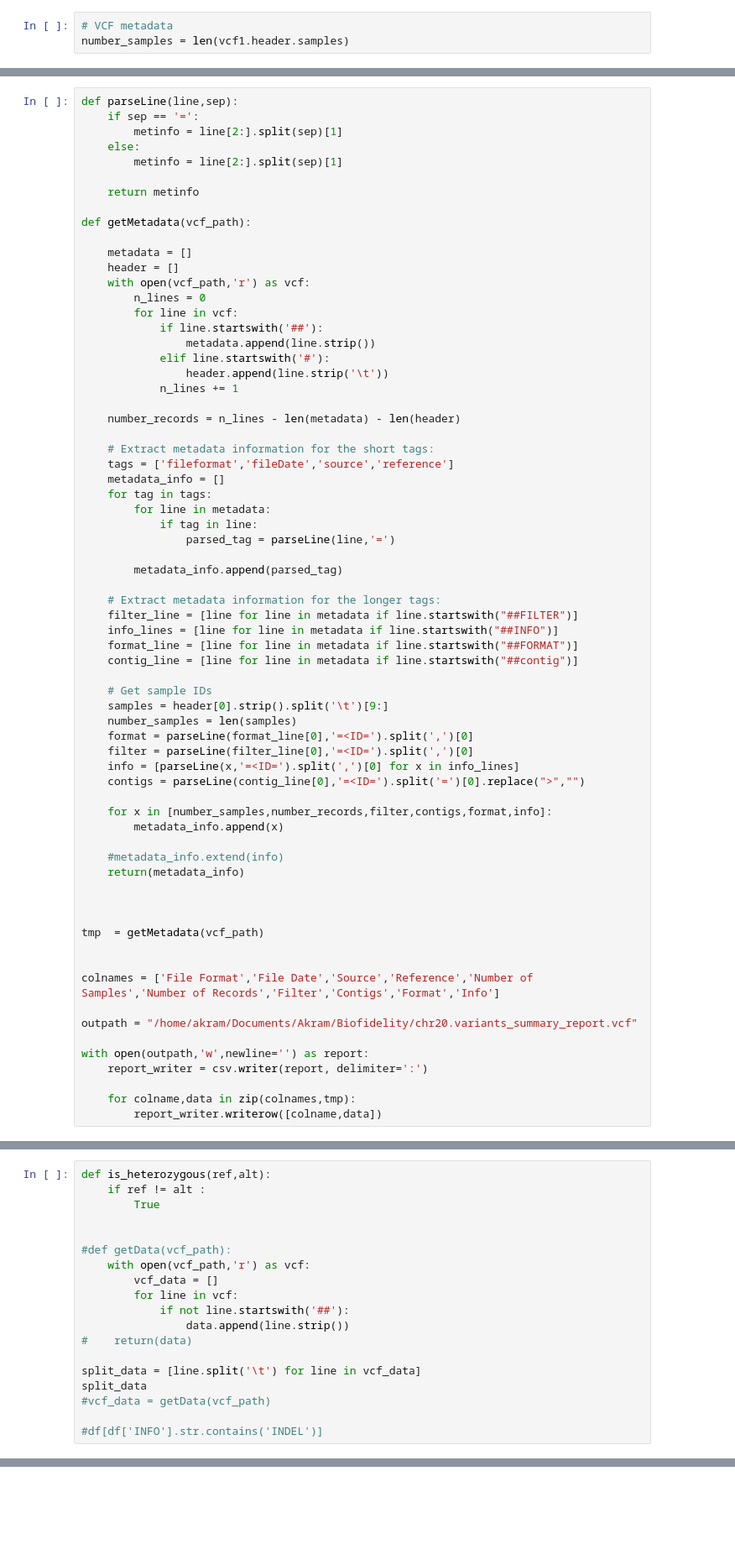
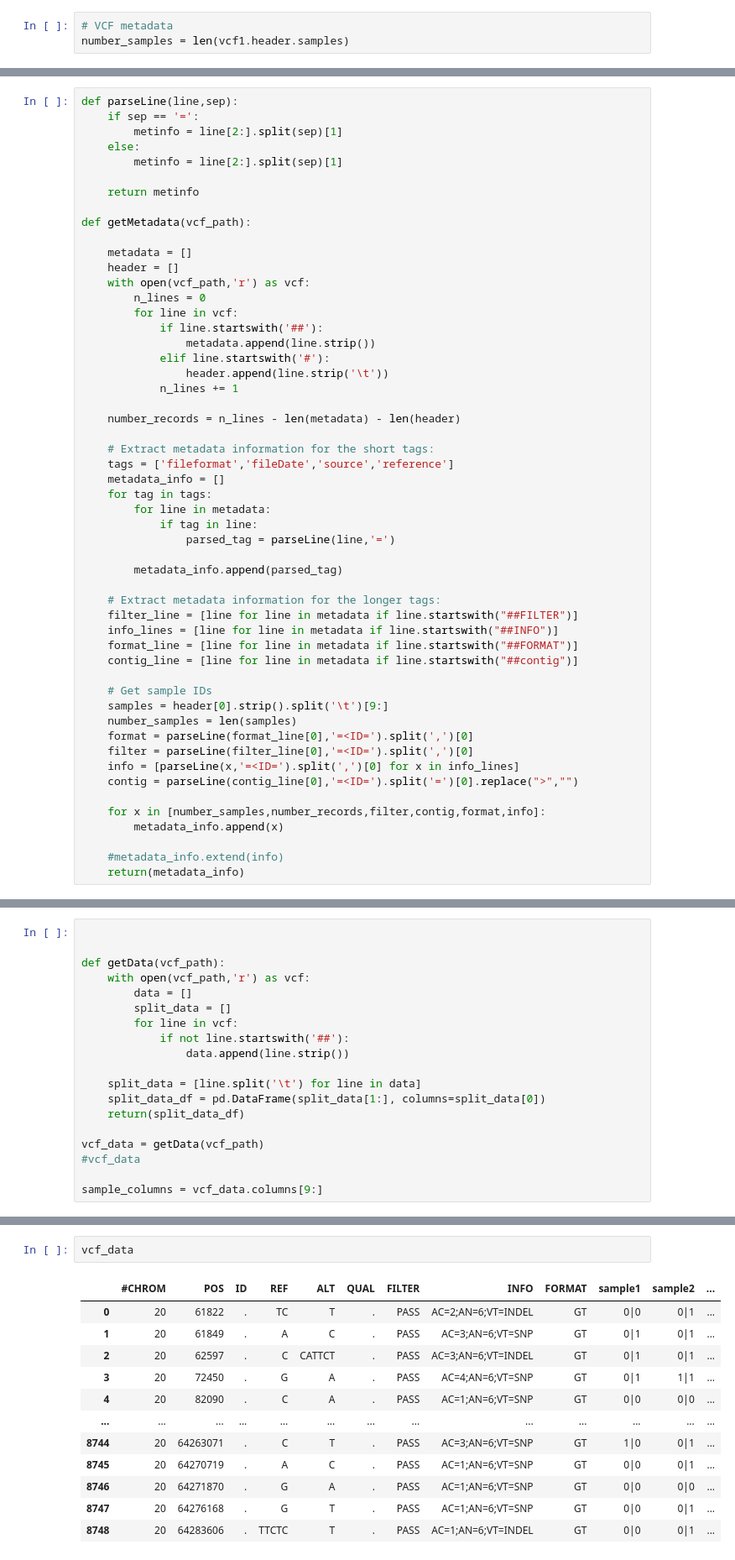
Before and after one commit to AkramMendez/custom_scripts, a Jupyter notebook: python/python_practice.ipynb, the cells around one changed output, grey strips where cells are left out. Shown at 84% size. Drawn from its saved outputs; the diff is of its cells as text; blank space fills up the shorter version.

Commit message:
Update report

```diff
--- a/python/python_practice.ipynb
+++ b/python/python_practice.ipynb
@@ -241,25 +241,10 @@ def getMetadata(vcf_path):
     format = parseLine(format_line[0],'=<ID=').split(',')[0]
     filter = parseLine(filter_line[0],'=<ID=').split(',')[0]
     info = [parseLine(x,'=<ID=').split(',')[0] for x in info_lines]
-    contigs = parseLine(contig_line[0],'=<ID=').split('=')[0].replace(">","")
+    contig = parseLine(contig_line[0],'=<ID=').split('=')[0].replace(">","")
 
-    for x in [number_samples,number_records,filter,contigs,format,info]:
+    for x in [number_samples,number_records,filter,contig,format,info]:
         metadata_info.append(x)
 
     #metadata_info.extend(info)
     return(metadata_info)
-
-
-
-tmp  = getMetadata(vcf_path)
-
-
-colnames = ['File Format','File Date','Source','Reference','Number of Samples','Number of Records','Filter','Contigs','Format','Info']
-
-outpath = "/home/akram/Documents/Akram/Biofidelity/chr20.variants_summary_report.vcf"
-
-with open(outpath,'w',newline='') as report:
-    report_writer = csv.writer(report, delimiter=':')
-
-    for colname,data in zip(colnames,tmp):
-        report_writer.writerow([colname,data])
@@ -268,22 +251,22 @@ with open(outpath,'w',newline='') as report:
 # %%
-def is_heterozygous(ref,alt):
-    if ref != alt :
-        True
 
 
-#def getData(vcf_path):
+def getData(vcf_path):
     with open(vcf_path,'r') as vcf:
-        vcf_data = []
+        data = []
+        split_data = []
         for line in vcf:
             if not line.startswith('##'):
                 data.append(line.strip())
-#    return(data)
 
-split_data = [line.split('\t') for line in vcf_data]
-split_data
-#vcf_data = getData(vcf_path)
+    split_data = [line.split('\t') for line in data]
+    split_data_df = pd.DataFrame(split_data[1:], columns=split_data[0])
+    return(split_data_df)
 
-#df[df['INFO'].str.contains('INDEL')]
+vcf_data = getData(vcf_path)
+#vcf_data
+
+sample_columns = vcf_data.columns[9:]
 # %%
 def cleanRow(row):
     return row.replace(r'[a-zA-Z]','')
@@ -342,0 +477,15 @@ True
+# %%
+vcf_data
+# %% [output]
+|  | #CHROM | POS | ID | REF | ALT | QUAL | FILTER | INFO | FORMAT | sample1 | sample2 | ... |
+| 0 | 20 | 61822 | . | TC | T | . | PASS | AC=2;AN=6;VT=INDEL | GT | 0|0 | 0|1 | ... |
+| 1 | 20 | 61849 | . | A | C | . | PASS | AC=3;AN=6;VT=SNP | GT | 0|1 | 0|1 | ... |
+| 2 | 20 | 62597 | . | C | CATTCT | . | PASS | AC=3;AN=6;VT=INDEL | GT | 0|1 | 0|1 | ... |
+| 3 | 20 | 72450 | . | G | A | . | PASS | AC=4;AN=6;VT=SNP | GT | 0|1 | 1|1 | ... |
+| 4 | 20 | 82090 | . | C | A | . | PASS | AC=1;AN=6;VT=SNP | GT | 0|0 | 0|0 | ... |
+| ... | ... | ... | ... | ... | ... | ... | ... | ... | ... | ... | ... | ... |
+| 8744 | 20 | 64263071 | . | C | T | . | PASS | AC=3;AN=6;VT=SNP | GT | 1|0 | 0|1 | ... |
+| 8745 | 20 | 64270719 | . | A | C | . | PASS | AC=1;AN=6;VT=SNP | GT | 0|0 | 0|1 | ... |
+| 8746 | 20 | 64271870 | . | G | A | . | PASS | AC=1;AN=6;VT=SNP | GT | 0|0 | 0|0 | ... |
+| 8747 | 20 | 64276168 | . | G | T | . | PASS | AC=1;AN=6;VT=SNP | GT | 0|0 | 0|1 | ... |
+| 8748 | 20 | 64283606 | . | TTCTC | T | . | PASS | AC=1;AN=6;VT=INDEL | GT | 0|0 | 0|1 | ... |
```
Also changed, not shown: parts of 13 cells of this notebook.
